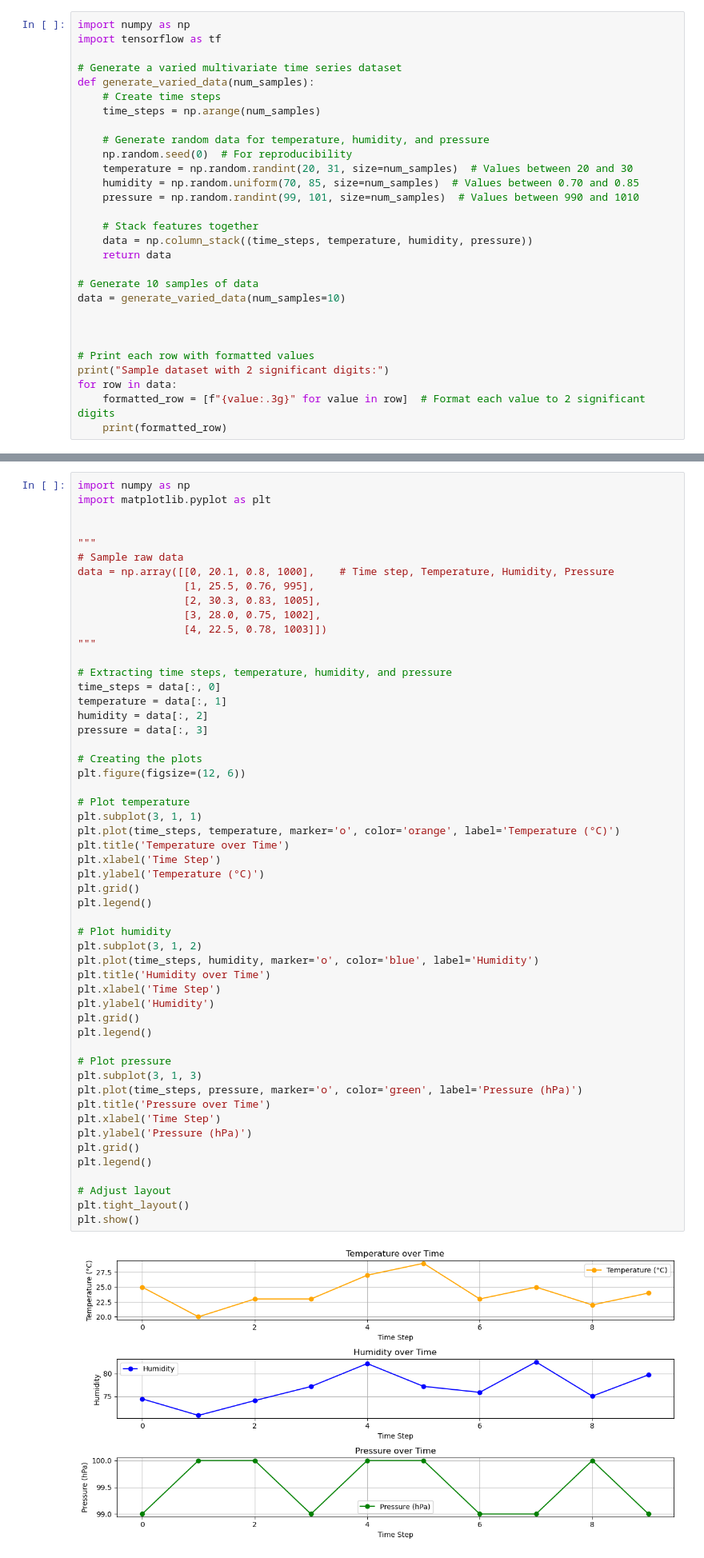
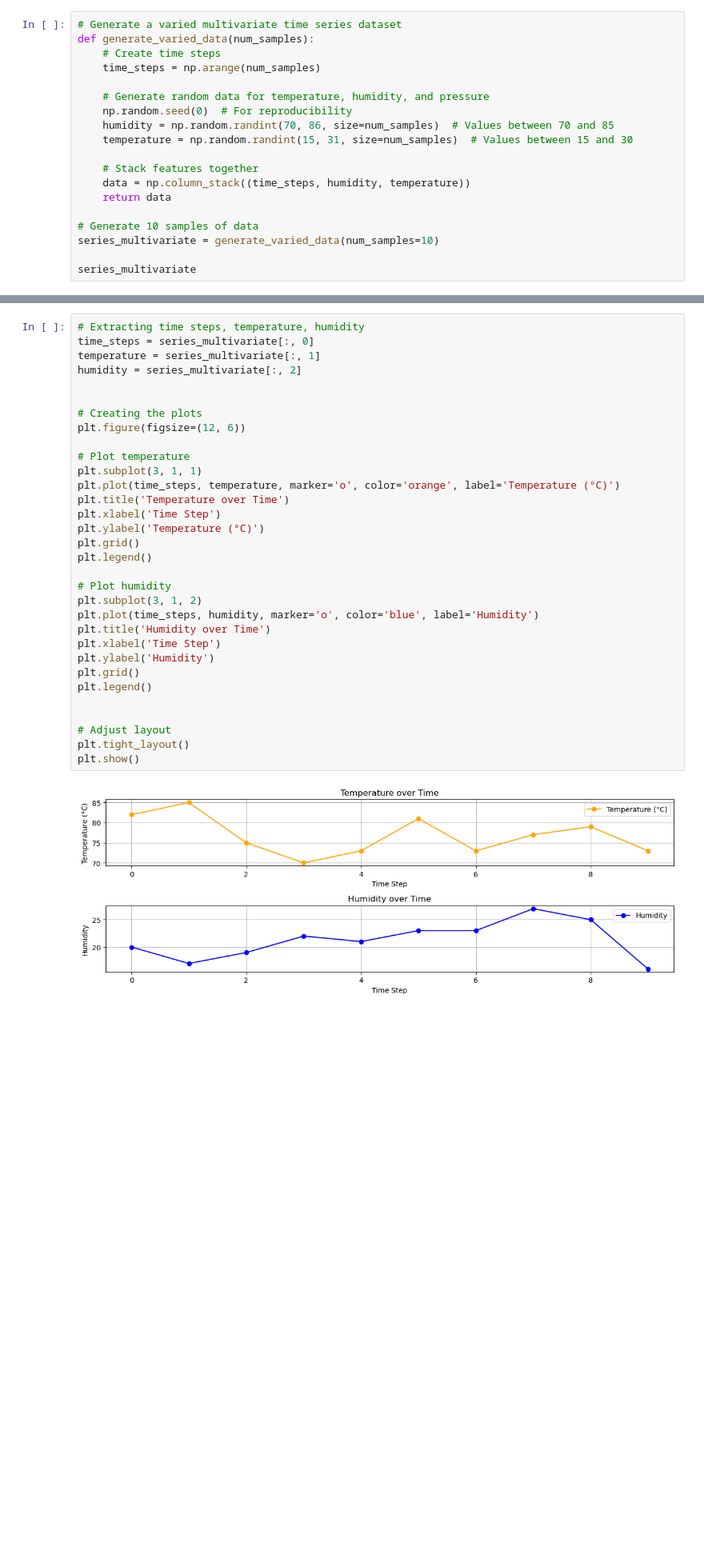
Before and after one commit to MNGARCIA085/Time-Series-with-Deep-Leaning, a Jupyter notebook: Base/Windowing a dataset.ipynb, the cells around one changed output, grey strips where cells are left out. Shown: that part at 80% size. Cells and saved outputs as stored; diff of their text form; blank space fills up the shorter version.

```diff
--- a/Base/Windowing a dataset.ipynb
+++ b/Base/Windowing a dataset.ipynb
@@ -487,7 +450,4 @@ data[-1][0]
 # %%
-import numpy as np
-import tensorflow as tf
-
 # Generate a varied multivariate time series dataset
 def generate_varied_data(num_samples):
     # Create time steps
@@ -495,22 +455,15 @@ def generate_varied_data(num_samples):
 
     # Generate random data for temperature, humidity, and pressure
     np.random.seed(0)  # For reproducibility
-    temperature = np.random.randint(20, 31, size=num_samples)  # Values between 20 and 30
-    humidity = np.random.uniform(70, 85, size=num_samples)  # Values between 0.70 and 0.85
-    pressure = np.random.randint(99, 101, size=num_samples)  # Values between 990 and 1010
+    humidity = np.random.randint(70, 86, size=num_samples)  # Values between 70 and 85
+    temperature = np.random.randint(15, 31, size=num_samples)  # Values between 15 and 30
 
     # Stack features together
-    data = np.column_stack((time_steps, temperature, humidity, pressure))
+    data = np.column_stack((time_steps, humidity, temperature))
     return data
 
 # Generate 10 samples of data
-data = generate_varied_data(num_samples=10)
+series_multivariate = generate_varied_data(num_samples=10)
 
-
-
-# Print each row with formatted values
-print("Sample dataset with 2 significant digits:")
-for row in data:
-    formatted_row = [f"{value:.3g}" for value in row]  # Format each value to 2 significant digits
-    print(formatted_row)
+series_multivariate
 # %% [output]
@@ -530,55 +484,34 @@ We will try to predict "pressure".
 # %%
-import numpy as np
-import matplotlib.pyplot as plt
+# Extracting time steps, temperature, humidity
+time_steps = series_multivariate[:, 0]
+temperature = series_multivariate[:, 1]
+humidity = series_multivariate[:, 2]
 
-
-"""
-# Sample raw data
-data = np.array([[0, 20.1, 0.8, 1000],    # Time step, Temperature, Humidity, Pressure
-                 [1, 25.5, 0.76, 995],
-                 [2, 30.3, 0.83, 1005],
-                 [3, 28.0, 0.75, 1002],
-                 [4, 22.5, 0.78, 1003]])
-"""
-
-# Extracting time steps, temperature, humidity, and pressure
-time_steps = data[:, 0]
-temperature = data[:, 1]
-humidity = data[:, 2]
-pressure = data[:, 3]
 
 # Creating the plots
 plt.figure(figsize=(12, 6))
 
 # Plot temperature
 plt.subplot(3, 1, 1)
 plt.plot(time_steps, temperature, marker='o', color='orange', label='Temperature (°C)')
 plt.title('Temperature over Time')
 plt.xlabel('Time Step')
 plt.ylabel('Temperature (°C)')
 plt.grid()
 plt.legend()
 
 # Plot humidity
 plt.subplot(3, 1, 2)
 plt.plot(time_steps, humidity, marker='o', color='blue', label='Humidity')
 plt.title('Humidity over Time')
 plt.xlabel('Time Step')
 plt.ylabel('Humidity')
 plt.grid()
 plt.legend()
 
-# Plot pressure
-plt.subplot(3, 1, 3)
-plt.plot(time_steps, pressure, marker='o', color='green', label='Pressure (hPa)')
-plt.title('Pressure over Time')
-plt.xlabel('Time Step')
-plt.ylabel('Pressure (hPa)')
-plt.grid()
-plt.legend()
 
 # Adjust layout
 plt.tight_layout()
 plt.show()
 # %% [output]
-[figure, old version]
+[figure, new version]
```
Also changed, not shown: parts of 51 cells of this notebook.
